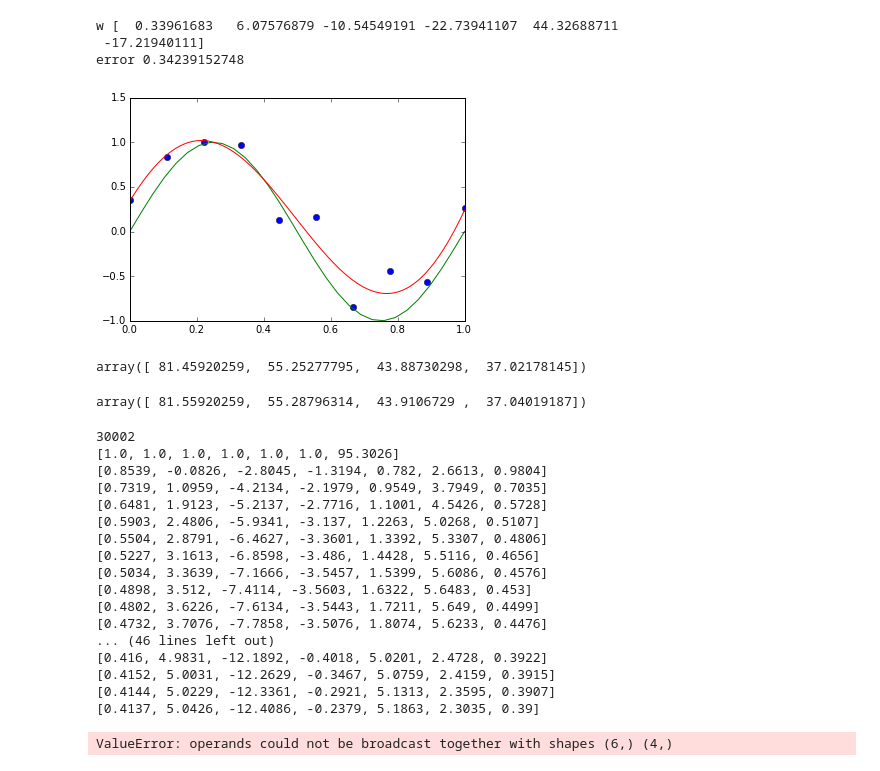
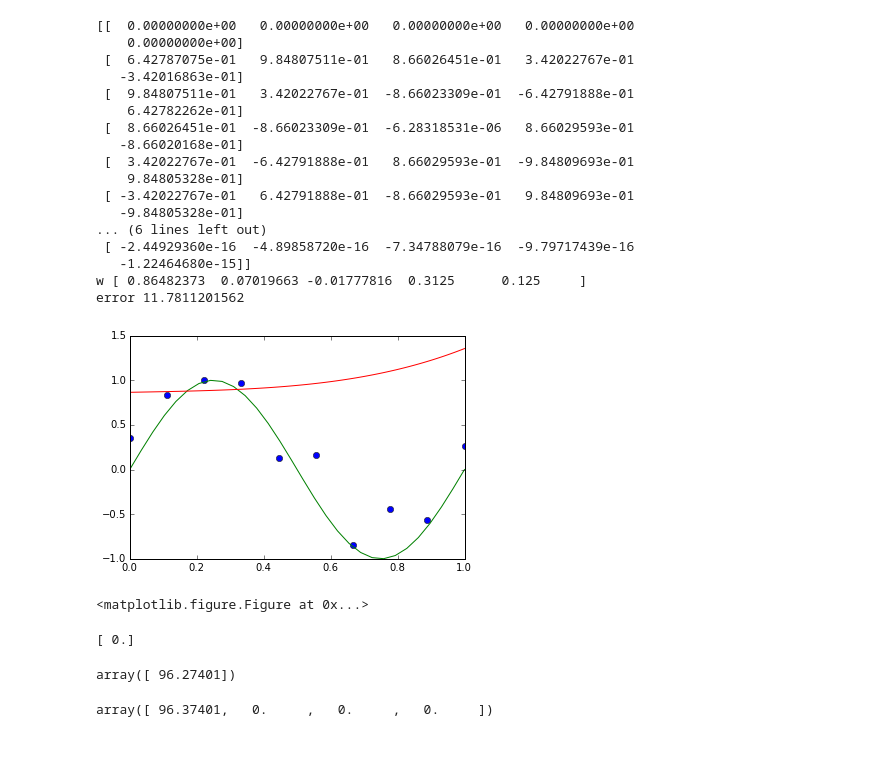
Before and after one commit to sebmart/6.867MachineLearning, a Jupyter notebook: Linear Regression.ipynb, the cells around one changed output. Saved outputs shown, nothing was run; the diff lists cells and outputs as text; code cells hidden in the pictures.

```diff
--- a/Linear Regression.ipynb
+++ b/Linear Regression.ipynb
@@ -15,6 +16,14 @@ def designMatrix(X, order):
         for j in range(order):
             phi[i,j] = X[i]**j
     return phi
+# %%
+def designMatrix2(X, order):
+    N = len(X)
+    phi = np.array([[0.]*(order)]*N)
+    for i in range(N):
+        for j in range(order):
+            phi[i,j] = np.sin(2*np.pi*(j+1)*X[i])
+    return phi
 # %%
 def regressionFit(X, Y, phi):
     phiT = np.transpose(phi)
@@ -28,8 +37,8 @@ def regressionFit(X, Y, phi):
 # order is the order of the highest order polynomial in the basis functions
 def regressionPlot(X, Y, order):
     # constuct the design matrix (Bishop 3.16), the 0th column is just 1s.
-    phi = designMatrix(X, order+1)
-    # print phi
+    phi = designMatrix2(X, order+1)
+    print phi
     # compute the weight vector
     w = regressionFit(X, Y, phi)
     print 'w', w
@@ -41,16 +50,33 @@ def regressionPlot(X, Y, order):
 # %%
 X = [0.000000, 0.111111, 0.222222, 0.333333, 0.444444, 0.555556, 0.666667, 0.777778, 0.888889, 1.00000]
 Y = [0.349486, 0.830839, 1.007332, 0.971507, 0.133066, 0.166823, -0.848307, -0.445686, -0.563567, 0.261502]
+fig = plt.figure()
 
 plt.plot(X,Y, marker = "o", linestyle = "None")
 plt.plot(np.linspace(0,1,30), np.sin(2*np.pi*np.linspace(0,1,30)))
-regressionPlot(X,Y,5)
+regressionPlot(X,Y,4)
 plt.show()
+plt.savefig("Figures/Q2/sin.png", dpi = 100)
 # %% [output]
-w [  0.33961683   6.07576879 -10.54549191 -22.73941107  44.32688711
- -17.21940111]
-error 0.34239152748
+[[  0.00000000e+00   0.00000000e+00   0.00000000e+00   0.00000000e+00
+    0.00000000e+00]
+ [  6.42787075e-01   9.84807511e-01   8.66026451e-01   3.42022767e-01
+   -3.42016863e-01]
+ [  9.84807511e-01   3.42022767e-01  -8.66023309e-01  -6.42791888e-01
+    6.42782262e-01]
+ [  8.66026451e-01  -8.66023309e-01  -6.28318531e-06   8.66029593e-01
+   -8.66020168e-01]
+ [  3.42022767e-01  -6.42791888e-01   8.66029593e-01  -9.84809693e-01
+    9.84805328e-01]
+ [ -3.42022767e-01   6.42791888e-01  -8.66029593e-01   9.84809693e-01
+   -9.84805328e-01]
+... (6 lines left out)
+ [ -2.44929360e-16  -4.89858720e-16  -7.34788079e-16  -9.79717439e-16
+   -1.22464680e-15]]
+w [ 0.86482373  0.07019663 -0.01777816  0.3125      0.125     ]
+error 11.7811201562
-[figure, old version]
+[figure, new version]
+<matplotlib.figure.Figure at 0x...>
 # %%
 def polyPredict(X, M, w):
     N = len(X)
@@ -86,13 +112,15 @@ def gradient(f,x,epsilon):
         grad[i] = derivative(f, x, i, epsilon)
     return grad
 # %%
-M=3
-w = [2.]*(M+1)
+M=0
+#w = [2.]*(M+1)
+w = [5.,2.,-4.,0.]
 X = [0.000000, 0.111111, 0.222222, 0.333333, 0.444444, 0.555556, 0.666667, 0.777778, 0.888889, 1.00000]
 Y = [0.349486, 0.830839, 1.007332, 0.971507, 0.133066, 0.166823, -0.848307, -0.445686, -0.563567, 0.261502]
 sseG = sseGrad(X, Y, M, w)
 sseG
 # %% [output]
-array([ 81.45920259,  55.25277795,  43.88730298,  37.02178145])
+[ 0.]
+array([ 96.27401])
 # %%
 def f(w):
@@ -106,11 +134,12 @@ def gradf(w):
     Y = [0.349486, 0.830839, 1.007332, 0.971507, 0.133066, 0.166823, -0.848307, -0.445686, -0.563567, 0.261502]
     return sseGrad(X, Y, M, w)
 # %%
-w = [2.]*(M+1)
+#w = [2.]*(M+1)
+w = [5.,2.,-4.,0.]
 numSseGrad = gradient(f, w, 0.01)
 numSseGrad
 # %% [output]
-array([ 81.55920259,  55.28796314,  43.9106729 ,  37.04019187])
+array([ 96.37401,   0.     ,   0.     ,   0.     ])
 # %%
 def gradientDescent(f, gradf, x_ini, step, stop, iterMax):
     x1 = np.copy(x_ini)
@@ -129,29 +161 @@ def gradientDescent(f, gradf, x_ini, step, stop, iterMax):
     return(hist)
-# %%
-M = 5
-#w = [0., 8., -25., 17]
-w = [1., 1., 1., 1., 1., 1.]
-hist = gradientDescent(f, gradf, w, 0.04, 10**(-7), 30000)
-print len(hist)
-for x in hist[0:-1:500]:
-    print [round(i,4) for i in x]
-hist[-1, 0:M+1] - [ 0.31370273,  7.98537103, -25.42610224, 17.37407653]
-# %% [output]
-30002
-[1.0, 1.0, 1.0, 1.0, 1.0, 1.0, 95.3026]
-[0.8539, -0.0826, -2.8045, -1.3194, 0.782, 2.6613, 0.9804]
-[0.7319, 1.0959, -4.2134, -2.1979, 0.9549, 3.7949, 0.7035]
-[0.6481, 1.9123, -5.2137, -2.7716, 1.1001, 4.5426, 0.5728]
-[0.5903, 2.4806, -5.9341, -3.137, 1.2263, 5.0268, 0.5107]
-[0.5504, 2.8791, -6.4627, -3.3601, 1.3392, 5.3307, 0.4806]
-[0.5227, 3.1613, -6.8598, -3.486, 1.4428, 5.5116, 0.4656]
-[0.5034, 3.3639, -7.1666, -3.5457, 1.5399, 5.6086, 0.4576]
-[0.4898, 3.512, -7.4114, -3.5603, 1.6322, 5.6483, 0.453]
-[0.4802, 3.6226, -7.6134, -3.5443, 1.7211, 5.649, 0.4499]
-[0.4732, 3.7076, -7.7858, -3.5076, 1.8074, 5.6233, 0.4476]
-... (46 lines left out)
-[0.416, 4.9831, -12.1892, -0.4018, 5.0201, 2.4728, 0.3922]
-[0.4152, 5.0031, -12.2629, -0.3467, 5.0759, 2.4159, 0.3915]
-[0.4144, 5.0229, -12.3361, -0.2921, 5.1313, 2.3595, 0.3907]
-[0.4137, 5.0426, -12.4086, -0.2379, 5.1863, 2.3035, 0.39]
-ValueError: operands could not be broadcast together with shapes (6,) (4,)
```
Also changed, not shown: parts of 7 cells of this notebook, 31 other files.
